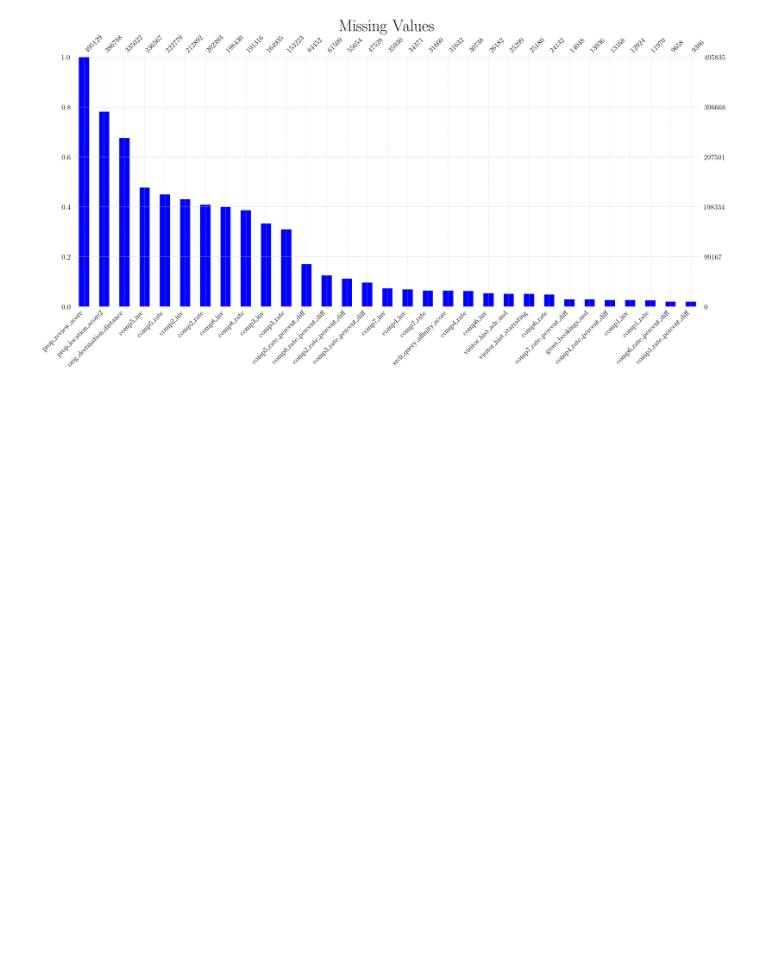
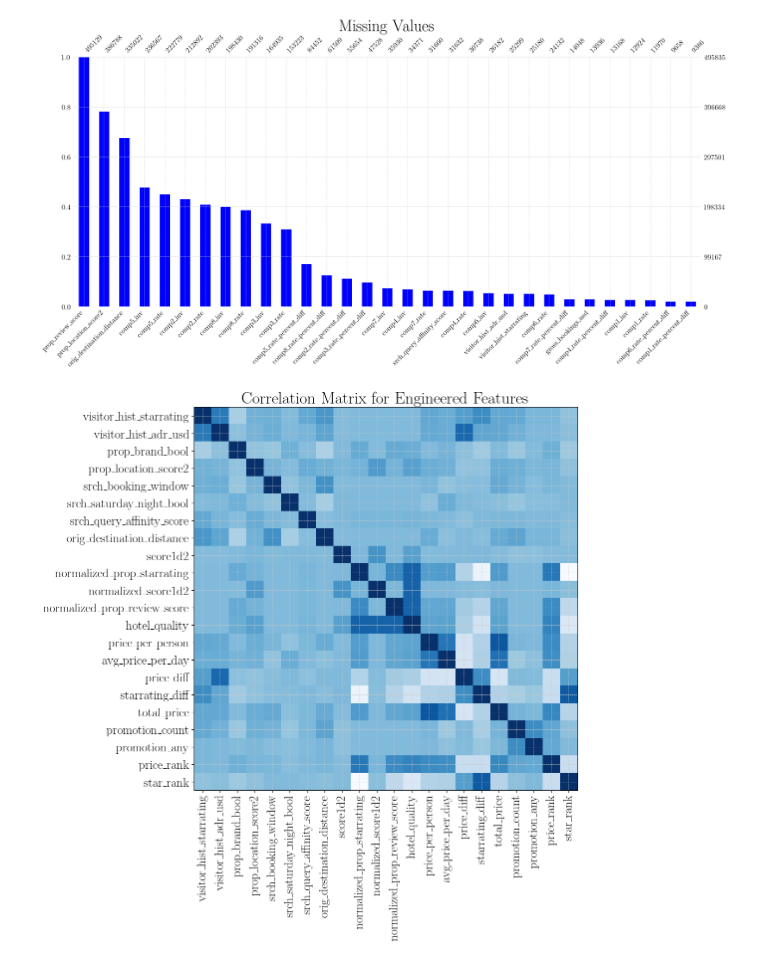
Before and after one commit to nabilasiregar/expedia-kaggle-competition, a Jupyter notebook: notebooks/eda.ipynb, the cells around one changed output. Drawn from its saved outputs; the diff is of its cells as text; code cells hidden in the pictures; blank space fills up the shorter version.

Commit message:
couple more plots

```diff
--- a/notebooks/eda.ipynb
+++ b/notebooks/eda.ipynb
@@ -191,3 +191,20 @@ plt.title("Missing Values", fontsize=36)
 # %% [output]
 Text(0.5, 1.0, 'Missing Values')
 [figure]
+# %%
+#Creating Correlation Plot for Engineered Data
+engineered_data = pd.read_csv('../data/preprocessed/engineered_test_set.csv')
+
+plt.figure(figsize=(12, 10))
+columns_to_remove = ['date_time', 'ump', 'srch_id', 'site_id', 'prop_id', 'normalized_hotel_quality',
+                     'visitor_location_country_id', 'prop_country_id', 'srch_destination_id', 'random_bool',
+                     'has_hist_starrating', 'has_hist_adr_usd']
+cleaned_data = engineered_data.drop(columns=columns_to_remove)
+correlation_matrix = cleaned_data.corr()
+plt.imshow(correlation_matrix, cmap='Blues', interpolation='nearest')
+plt.xticks(range(len(correlation_matrix.columns)), correlation_matrix.columns, rotation=90)
+plt.yticks(range(len(correlation_matrix.columns)), correlation_matrix.columns)
+plt.title('Correlation Matrix for Engineered Features')
+plt.show()
+# %% [output]
+[figure, added]
```
Also changed, not shown: 1 other file.
